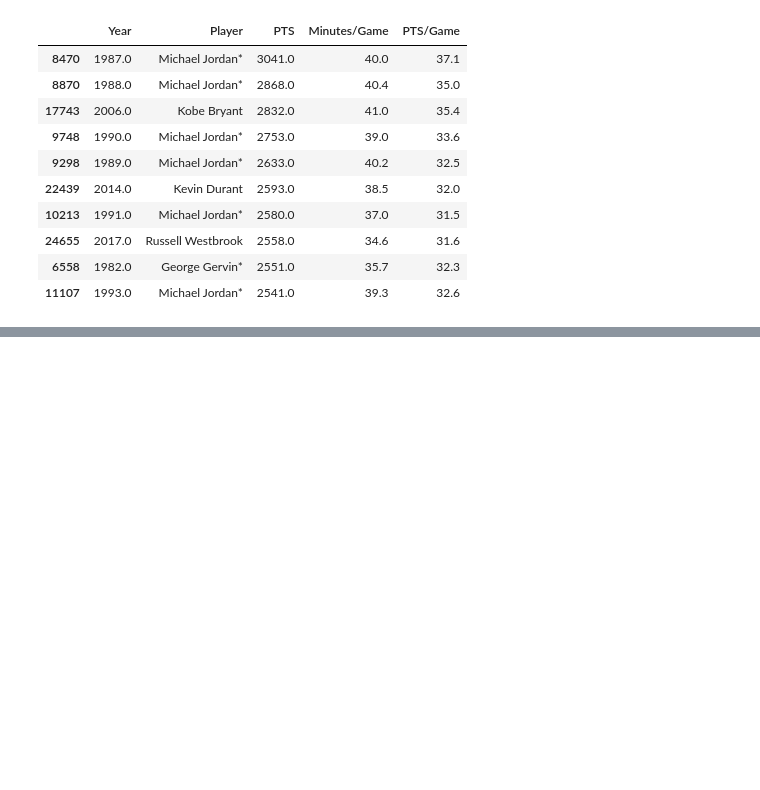
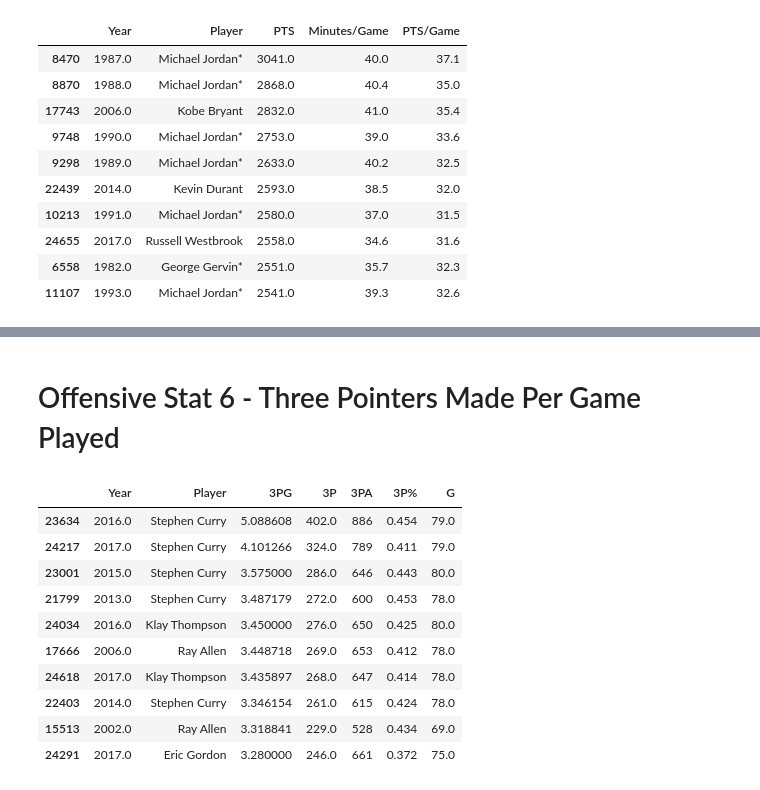
Before and after one commit to goblebla/NBA_Analysts, a Jupyter notebook: Master Notebook.ipynb, the cells around one changed output, grey strips where cells are left out. Saved outputs shown, nothing was run; the diff lists cells and outputs as text; code cells hidden in the pictures; blank space fills up the shorter version.

```diff
--- a/Master Notebook.ipynb
+++ b/Master Notebook.ipynb
@@ -181,0 +290,18 @@ top_TS.head(10)
+# %% [markdown]
+# Offensive Stat 6 - Three Pointers Made Per Game Played
+# %%
+player_3pg = player_data[['Year','Player', '3PG', '3P', '3PA', '3P%', 'G']]
+player_3pg = player_3pg.sort_values(by='3PG', ascending=False)
+player_3pg.head(10)
+# %% [output]
+|  | Year | Player | 3PG | 3P | 3PA | 3P% | G |
+| 23634 | 2016.0 | Stephen Curry | 5.088608 | 402.0 | 886 | 0.454 | 79.0 |
+| 24217 | 2017.0 | Stephen Curry | 4.101266 | 324.0 | 789 | 0.411 | 79.0 |
+| 23001 | 2015.0 | Stephen Curry | 3.575000 | 286.0 | 646 | 0.443 | 80.0 |
+| 21799 | 2013.0 | Stephen Curry | 3.487179 | 272.0 | 600 | 0.453 | 78.0 |
+| 24034 | 2016.0 | Klay Thompson | 3.450000 | 276.0 | 650 | 0.425 | 80.0 |
+| 17666 | 2006.0 | Ray Allen | 3.448718 | 269.0 | 653 | 0.412 | 78.0 |
+| 24618 | 2017.0 | Klay Thompson | 3.435897 | 268.0 | 647 | 0.414 | 78.0 |
+| 22403 | 2014.0 | Stephen Curry | 3.346154 | 261.0 | 615 | 0.424 | 78.0 |
+| 15513 | 2002.0 | Ray Allen | 3.318841 | 229.0 | 528 | 0.434 | 69.0 |
+| 24291 | 2017.0 | Eric Gordon | 3.280000 | 246.0 | 661 | 0.372 | 75.0 |
```
Also changed, not shown: parts of 11 cells of this notebook.
